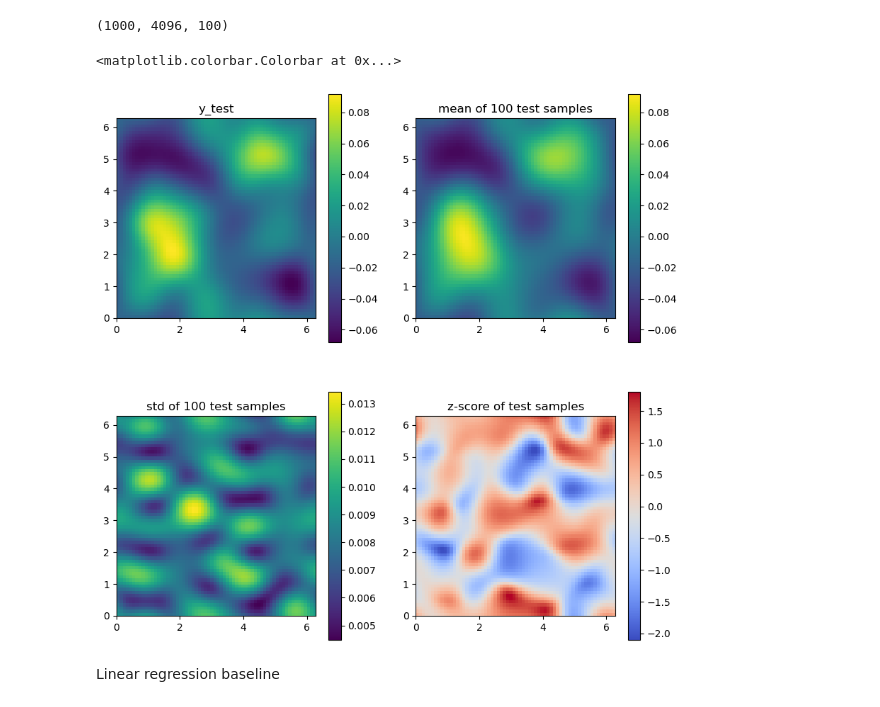
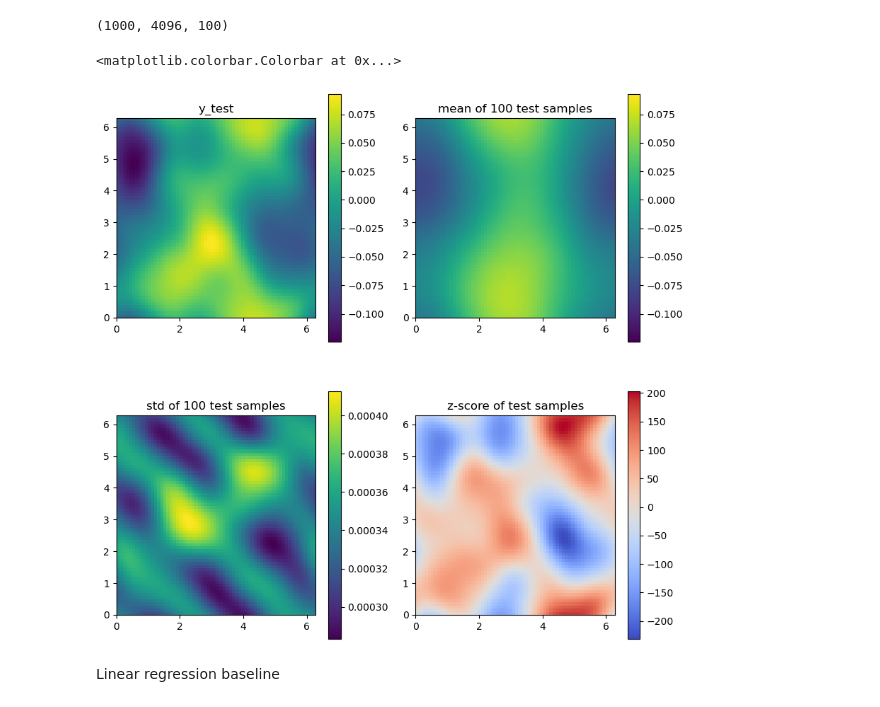
Before and after one commit to tomcjackc/Probabilistic-Operator-Learning-for-Climate-Model-Parameterisation, a Jupyter notebook: notebooks/navier_stokes.ipynb, the cells around one changed output. Saved outputs shown, nothing was run; the diff lists cells and outputs as text; code cells hidden in the pictures.

```diff
--- a/notebooks/navier_stokes.ipynb
+++ b/notebooks/navier_stokes.ipynb
@@ -84,9 +84,11 @@ class full_model():
     def fit(self, x_train, y_train, n_samples = None):
 
         if self.ARD:
-            ls = jnp.full(self.n, 1, dtype=jnp.float64)
+            ls = jnp.full(self.n, 2, dtype=jnp.float64)
+            var = jnp.full(self.n, 2, dtype=jnp.float64)
         else:
-            ls = jnp.full((1), 1, dtype=jnp.float64)
+            ls = jnp.full((1), 2, dtype=jnp.float64)
+            var = jnp.full((1), 2, dtype=jnp.float64)
 
         GP_params = {"kernel": gpx.kernels.RBF(lengthscale = ls, variance = jnp.full((1), 1, dtype=jnp.float64)), 'mean_function': gpx.mean_functions.Zero(), 'multiinput': self.multiinput}
 
@@ -282,7 +298,7 @@ for i in range(5):
 # %%
 ## Train
 
-n, m = 45, 45 # n, m = 45, 35 for variance explained 0.95, 0.99
+n, m = 45, 5 # n, m = 45, 35 for variance explained 0.95, 0.99
 
 n_samples = 6
 
@@ -537,28 +493,28 @@ test_samples_std = np.std(test_samples, axis = 2)
 # %% [output]
 (1000, 4096, 100)
 # %%
-index_to_plot = 125
+index_to_plot = 126
 
 y_lims = np.array([min(y_test[index_to_plot, :].min(), test_samples_mean[index_to_plot, :].min()), max(y_test[index_to_plot, :].max(), test_samples_mean[index_to_plot, :].max())])
 
 fig, ax = plt.subplots(2, 2, figsize = (10, 10))
 ax = ax.flatten()
 
 im0 = ax[0].imshow(y_test[index_to_plot, :].reshape(64, 64), origin='lower', extent=[0, 2*np.pi, 0, 2*np.pi], norm=Normalize(vmin=y_lims[0], vmax=y_lims[1]))
 ax[0].set_title("y_test")
 im1 = ax[1].imshow(test_samples_mean[index_to_plot, :].reshape(64, 64), origin='lower', extent=[0, 2*np.pi, 0, 2*np.pi], norm=Normalize(vmin=y_lims[0], vmax=y_lims[1]))
 ax[1].set_title(f"mean of {n_samples} test samples")
 im2 = ax[2].imshow(test_samples_std[index_to_plot, :].reshape(64, 64), origin='lower', extent=[0, 2*np.pi, 0, 2*np.pi])
 ax[2].set_title(f"std of {n_samples} test samples")
 im3 = ax[3].imshow((y_test[index_to_plot, :].reshape(64, 64) - test_samples_mean[index_to_plot, :].reshape(64, 64)) / test_samples_std[index_to_plot, :].reshape(64, 64), origin='lower', extent=[0, 2*np.pi, 0, 2*np.pi], cmap = 'coolwarm')
 ax[3].set_title(f"z-score of test samples")
 fig.colorbar(im0, ax=ax[0])
 fig.colorbar(im1, ax=ax[1])
 fig.colorbar(im2, ax=ax[2])
 fig.colorbar(im3, ax=ax[3])
 # %% [output]
 <matplotlib.colorbar.Colorbar at 0x...>
-[figure, old version]
+[figure, new version]
 # %% [markdown]
 Linear regression baseline
 # %%
```
Also changed, not shown: parts of 9 cells of this notebook, 2 other files.
